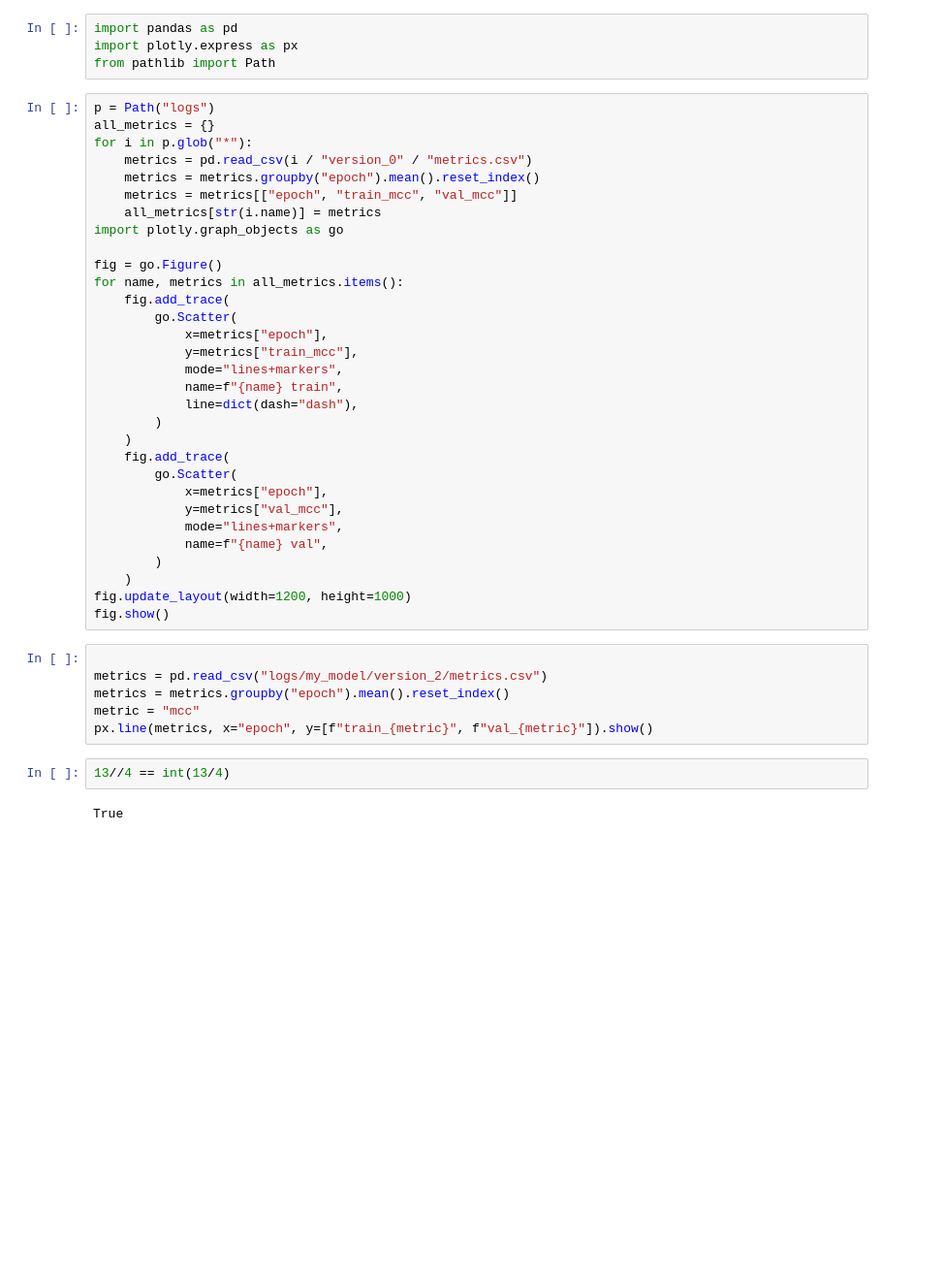
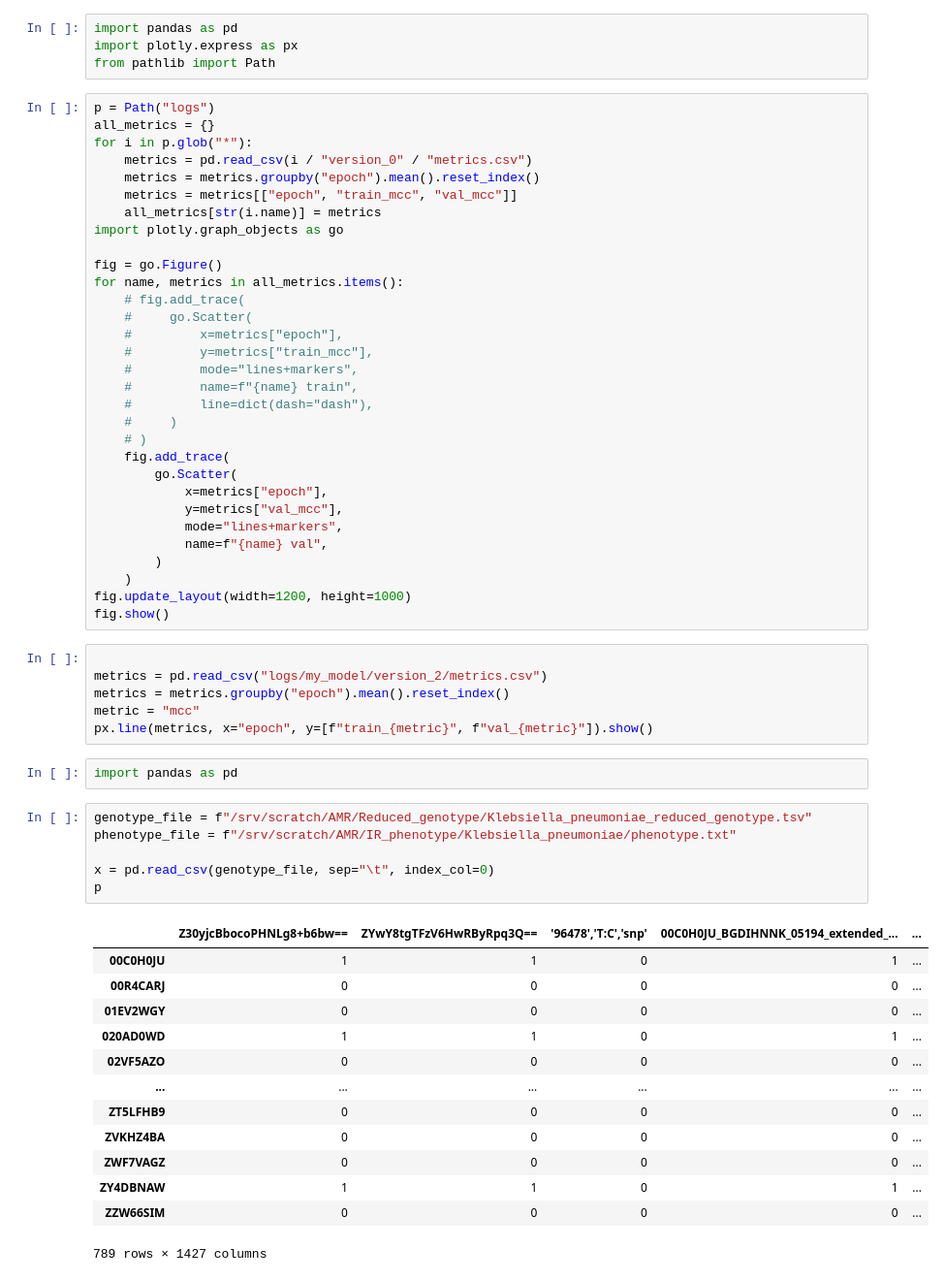
Before and after one commit to kalininalab/SMTB2025_AMR, a Jupyter notebook: test.ipynb, the cells around one changed output. Shown at 97% size. Saved outputs shown, nothing was run; the diff lists cells and outputs as text; blank space fills up the shorter version.

```diff
--- a/test.ipynb
+++ b/test.ipynb
@@ -14,15 +14,15 @@ import plotly.graph_objects as go
 
 fig = go.Figure()
 for name, metrics in all_metrics.items():
-    fig.add_trace(
-        go.Scatter(
-            x=metrics["epoch"],
-            y=metrics["train_mcc"],
-            mode="lines+markers",
-            name=f"{name} train",
-            line=dict(dash="dash"),
-        )
-    )
+    # fig.add_trace(
+    #     go.Scatter(
+    #         x=metrics["epoch"],
+    #         y=metrics["train_mcc"],
+    #         mode="lines+markers",
+    #         name=f"{name} train",
+    #         line=dict(dash="dash"),
+    #     )
+    # )
     fig.add_trace(
         go.Scatter(
             x=metrics["epoch"],
@@ -40,6 +40,24 @@ metrics = metrics.groupby("epoch").mean().reset_index()
 metric = "mcc"
 px.line(metrics, x="epoch", y=[f"train_{metric}", f"val_{metric}"]).show()
 # %%
-13//4 == int(13/4)
+import pandas as pd
-# %% [output]
-True
+# %%
+genotype_file = f"/srv/scratch/AMR/Reduced_genotype/Klebsiella_pneumoniae_reduced_genotype.tsv"
+phenotype_file = f"/srv/scratch/AMR/IR_phenotype/Klebsiella_pneumoniae/phenotype.txt"
+
+x = pd.read_csv(genotype_file, sep="\t", index_col=0)
+p
+# %% [output]
+|  | Z30yjcBbocoPHNLg8+b6bw== | ZYwY8tgTFzV6HwRByRpq3Q== | '96478','T:C','snp' | 00C0H0JU_BGDIHNNK_05194_extended_... | ... |
+| 00C0H0JU | 1 | 1 | 0 | 1 | ... |
+| 00R4CARJ | 0 | 0 | 0 | 0 | ... |
+| 01EV2WGY | 0 | 0 | 0 | 0 | ... |
+| 020AD0WD | 1 | 1 | 0 | 1 | ... |
+| 02VF5AZO | 0 | 0 | 0 | 0 | ... |
+| ... | ... | ... | ... | ... | ... |
+| ZT5LFHB9 | 0 | 0 | 0 | 0 | ... |
+| ZVKHZ4BA | 0 | 0 | 0 | 0 | ... |
+| ZWF7VAGZ | 0 | 0 | 0 | 0 | ... |
+| ZY4DBNAW | 1 | 1 | 0 | 1 | ... |
+| ZZW66SIM | 0 | 0 | 0 | 0 | ... |
+789 rows × 1427 columns
```
Also changed, not shown: 1 other file.
